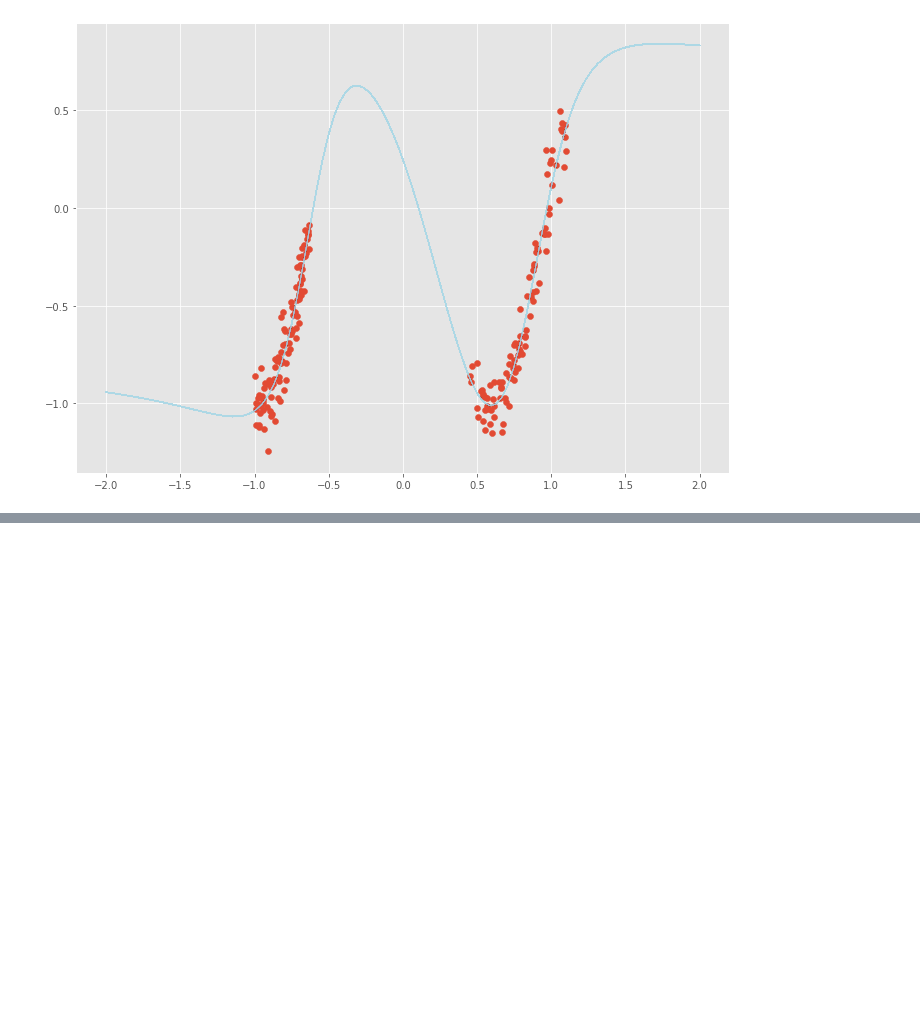
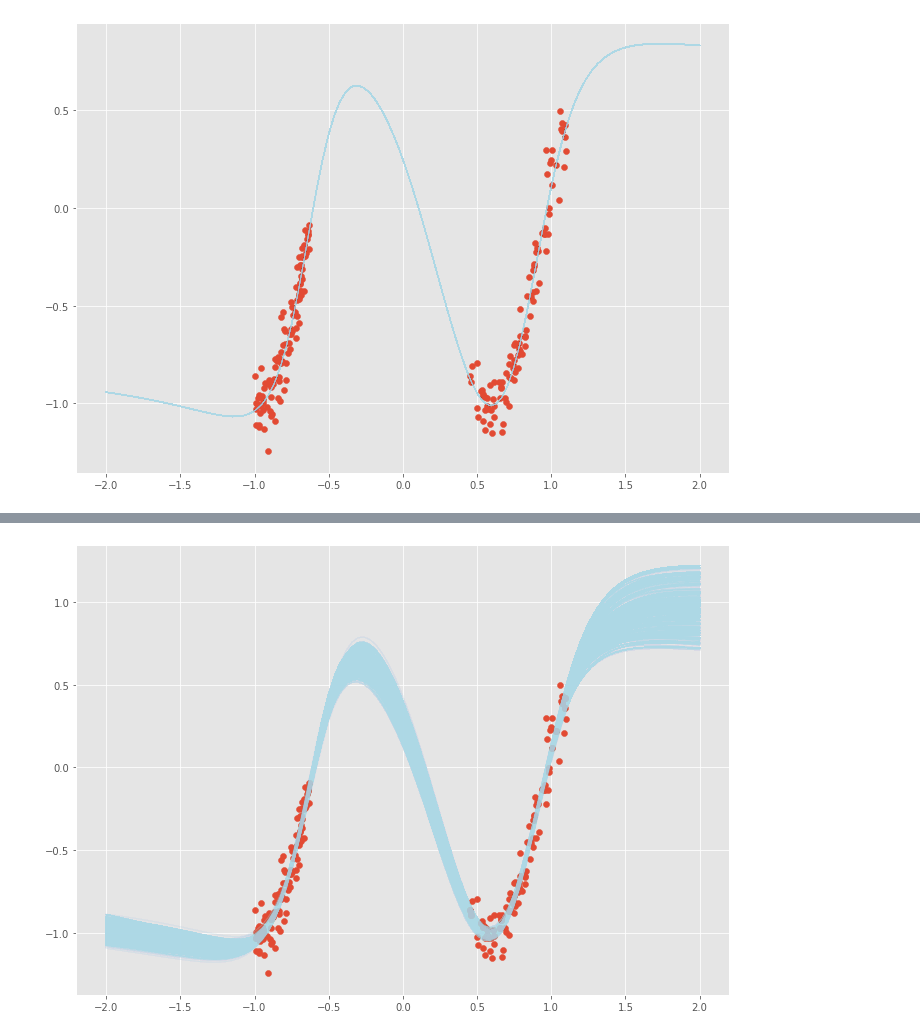
Before and after one commit to cortax/BayesianNN, a Jupyter notebook: example_MCMC.ipynb, the cells around one changed output, grey strips where cells are left out. Cells and saved outputs as stored; diff of their text form; code cells hidden in the pictures; blank space fills up the shorter version.

```diff
--- a/example_MCMC.ipynb
+++ b/example_MCMC.ipynb
@@ -75,0 +147,21 @@ np.mean(acceptance)
+# %%
+netparam = Net.get_network()
+model =  BBVI.VariationalNetwork(input_size=netparam['input_size'],
+                      output_size=netparam['output_size'],
+                      layer_width=netparam['layer_width'],
+                      nb_layers=netparam['nb_layers'])
+# %%
+# Sampling the distribution over Neural Networks 1000 times, and plotting with transparency to make it appear as a smooth distribution
+fig, ax = plt.subplots()
+fig.set_size_inches(11.7, 8.27)
+plt.scatter(x_data.cpu(), y_data.cpu())
+for j in range(len(samples)):
+    model.set_network(samples[j])
+    for layer in model.registered_layers:
+        layer.weight_sample = layer.q_weight_mu.unsqueeze(0).detach().clone()
+        layer.bias_sample = layer.q_bias_mu.unsqueeze(0).detach().clone()
+
+    y_test = model.forward(x_test)
+    plt.plot(x_test.detach().cpu().numpy(), y_test.squeeze(0).detach().cpu().numpy(), alpha=0.05, linewidth=1, color='lightblue')
+# %% [output]
+[figure, added]
```
Also changed, not shown: parts of 10 cells of this notebook.
